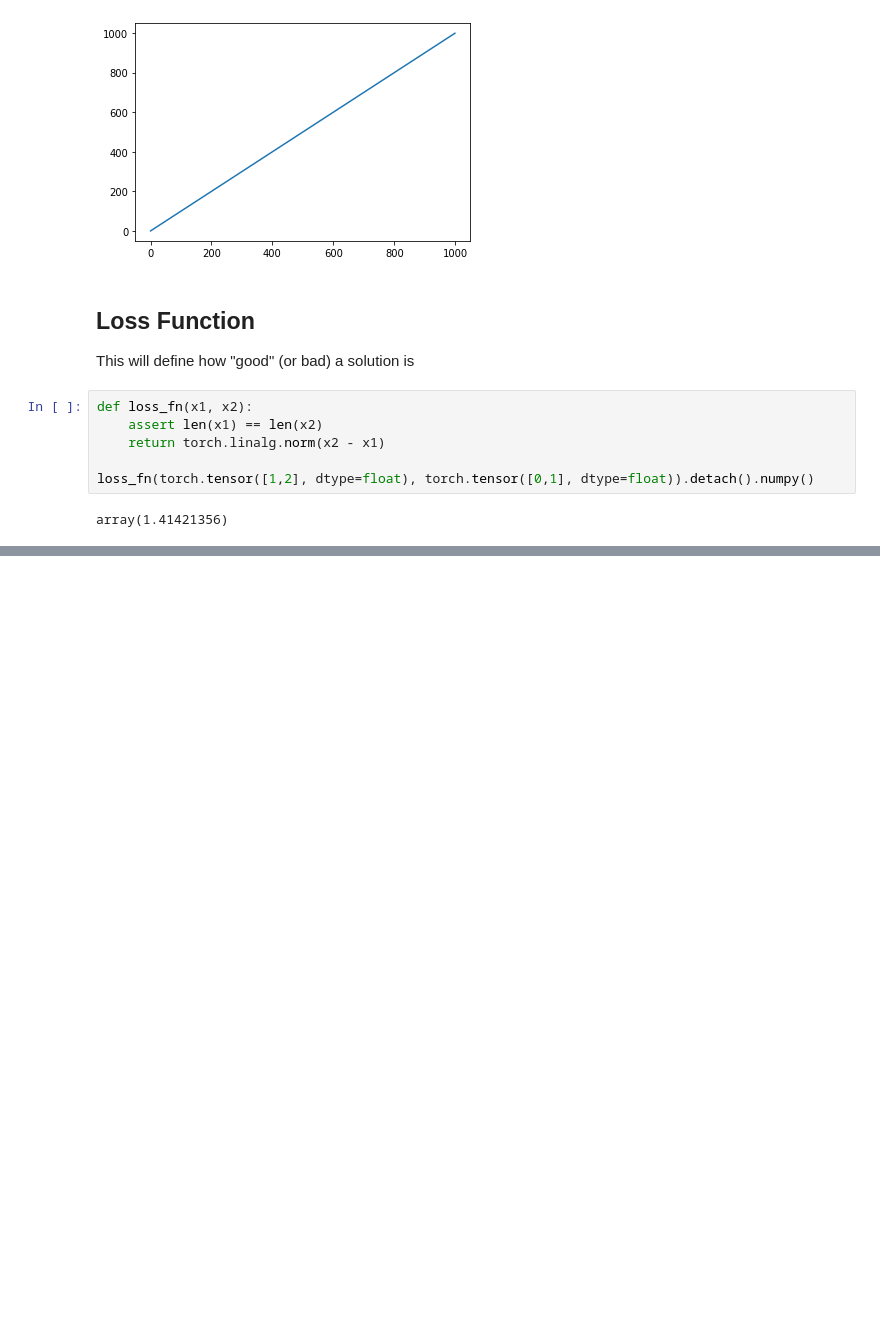
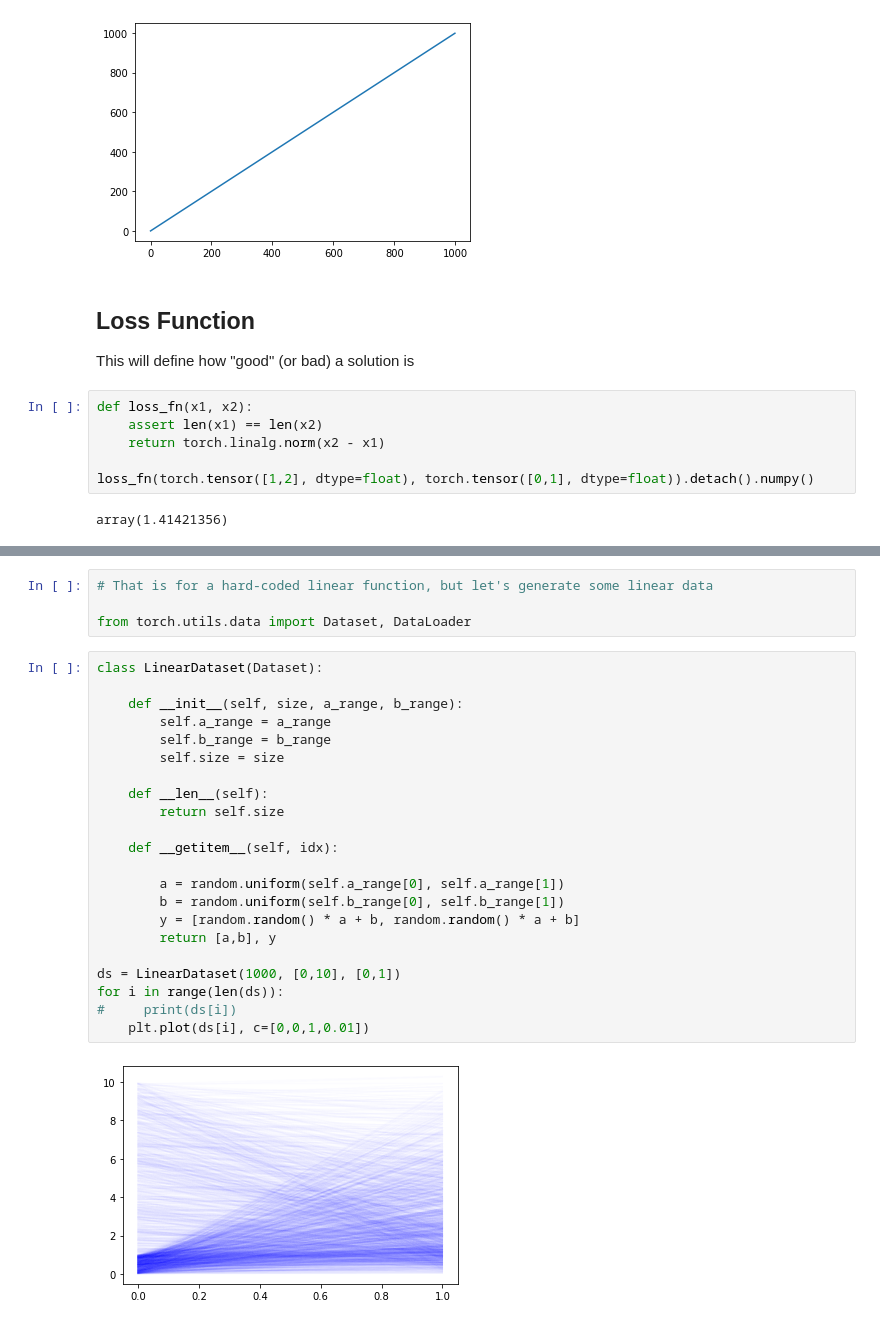
Before and after one commit to gerardsimons/hello-torch-world, a Jupyter notebook: notebooks/PyTorch #1 - Extremely Simple NN.ipynb, the cells around one changed output, grey strips where cells are left out. Saved outputs shown, nothing was run; the diff lists cells and outputs as text; blank space fills up the shorter version.

```diff
--- a/notebooks/PyTorch #1 - Extremely Simple NN.ipynb
+++ b/notebooks/PyTorch #1 - Extremely Simple NN.ipynb
@@ -113,0 +116,28 @@ tensor([0., 1.]) tensor([0.7053, 1.0000], grad_fn=<AddBackward0>)
+# %%
+# That is for a hard-coded linear function, but let's generate some linear data
+
+from torch.utils.data import Dataset, DataLoader
+# %%
+class LinearDataset(Dataset):
+
+    def __init__(self, size, a_range, b_range):
+        self.a_range = a_range
+        self.b_range = b_range
+        self.size = size
+
+    def __len__(self):
+        return self.size
+
+    def __getitem__(self, idx):
+
+        a = random.uniform(self.a_range[0], self.a_range[1])
+        b = random.uniform(self.b_range[0], self.b_range[1])
+        y = [random.random() * a + b, random.random() * a + b]
+        return [a,b], y
+
+ds = LinearDataset(1000, [0,10], [0,1])
+for i in range(len(ds)):
+#     print(ds[i])
+    plt.plot(ds[i], c=[0,0,1,0.01])
+# %% [output]
+[figure, added]
```
Also changed, not shown: parts of 5 cells of this notebook, 1 other file.
